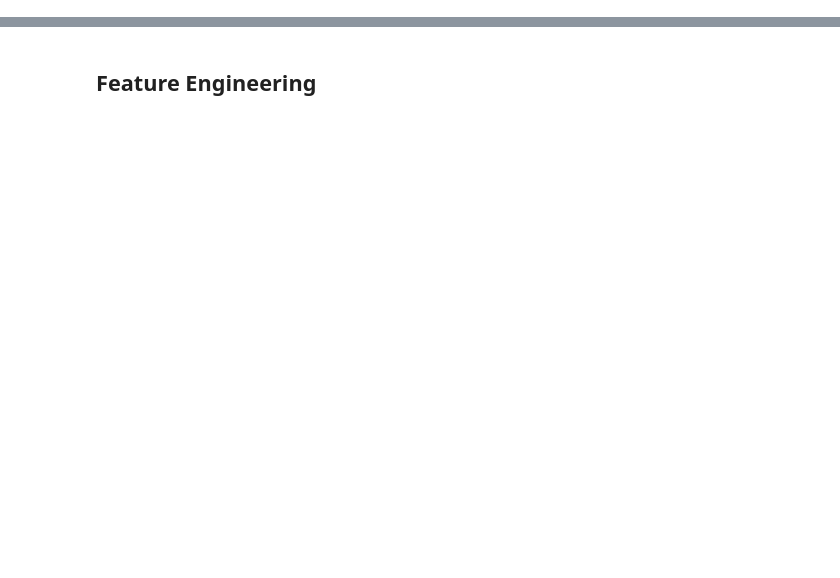
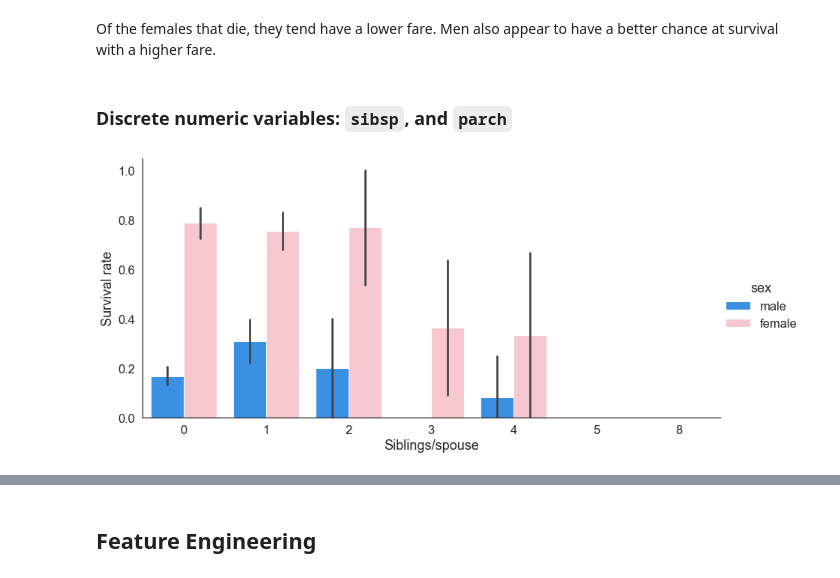
Before and after one commit to l-schultheis/kaggle-titanic, a Jupyter notebook: eda-and-modeling.ipynb, the cells around one changed output, grey strips where cells are left out. Saved outputs shown, nothing was run; the diff lists cells and outputs as text; code cells hidden in the pictures; blank space fills up the shorter version.

```diff
--- a/eda-and-modeling.ipynb
+++ b/eda-and-modeling.ipynb
@@ -270,0 +79,12 @@ Name: age, dtype: float64
+# %% [markdown]
+Of the females that die, they tend have a lower fare. Men also appear to have a better chance at survival with a higher fare.
+# %% [markdown]
+### Discrete numeric variables: `sibsp`, and  `parch`
+# %%
+p=sns.catplot(data=train, x='sibsp',y='survived', hue='sex',
+              kind='bar', height=6, aspect=2)
+p.set_xlabels('Siblings/spouse')
+p.set_ylabels('Survival rate')
+plt.show()
+# %% [output]
+[figure, added]
```
Also changed, not shown: parts of 109 cells of this notebook, 2 other files.
